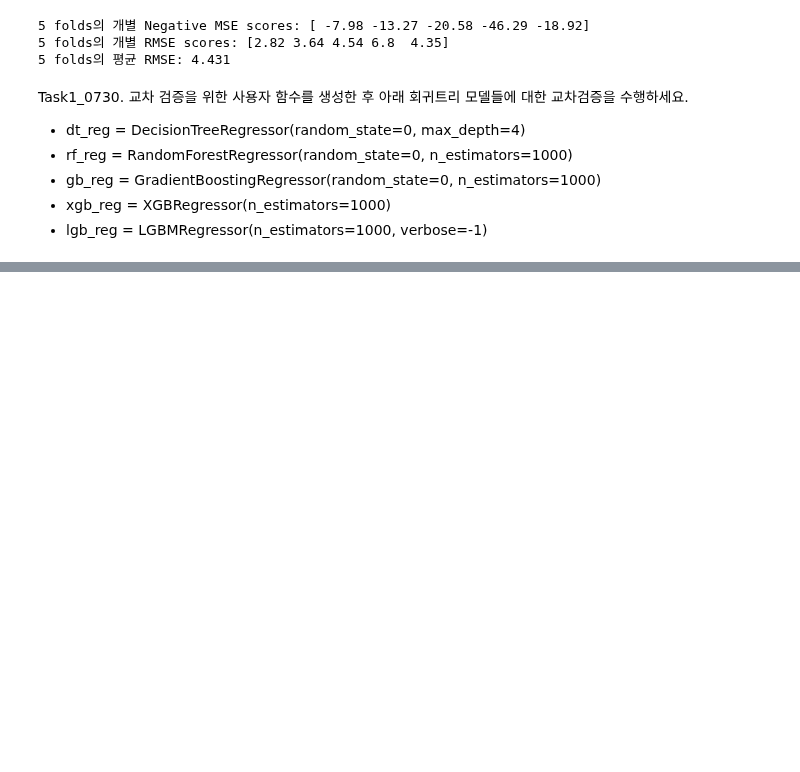
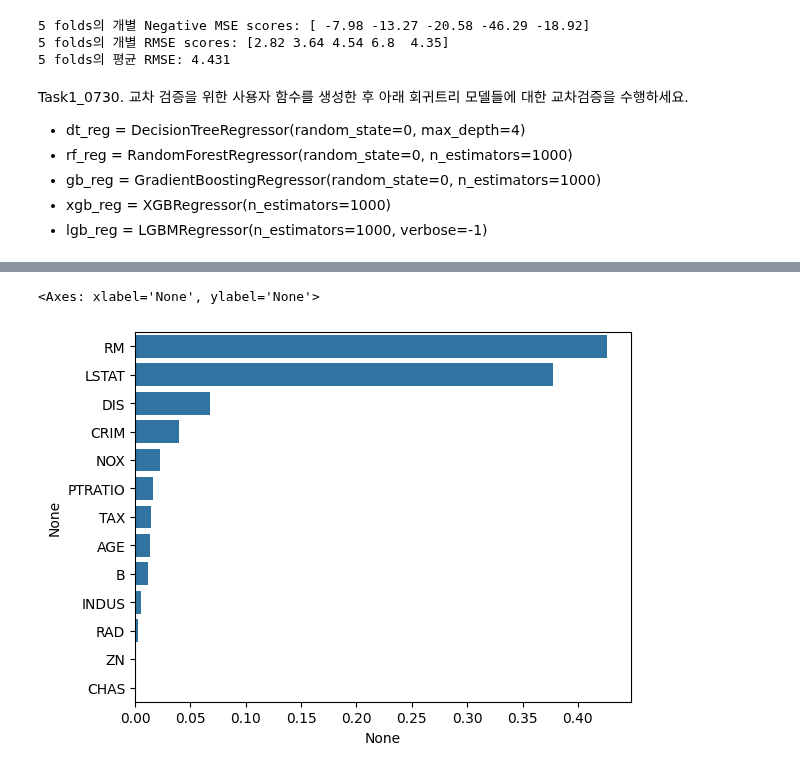
Before and after one commit to H-wooks/KITA_2024, a Jupyter notebook: M5_MachineLearning/06_ML_회귀.ipynb, the cells around one changed output, grey strips where cells are left out. Cells and saved outputs as stored; diff of their text form; code cells hidden in the pictures; blank space fills up the shorter version.

```diff
--- a/M5_MachineLearning/06_ML_회귀.ipynb
+++ b/M5_MachineLearning/06_ML_회귀.ipynb
@@ -1532,3 +1532,26 @@ Task1_0730. 교차 검증을 위한 사용자 함수를 생성한 후 아래 회
 - gb_reg = GradientBoostingRegressor(random_state=0, n_estimators=1000)
 - xgb_reg = XGBRegressor(n_estimators=1000)
 - lgb_reg = LGBMRegressor(n_estimators=1000, verbose=-1)
+# %%
+import pandas as pd
+import numpy as np
+from sklearn.datasets import fetch_openml
+from sklearn.model_selection import cross_val_score
+from sklearn.tree import DecisionTreeRegressor
+from sklearn.ensemble import RandomForestRegressor, GradientBoostingRegressor
+from xgboost import XGBRegressor
+from lightgbm import LGBMRegressor
+from sklearn.preprocessing import StandardScaler
+from sklearn.decomposition import PCA
+
+boston = fetch_openml(name="Boston", version=1, parser="auto")
+boston_df = pd.DataFrame(boston.data, columns=boston.feature_names)
+boston_df["PRICE"] = boston.target
+print(boston_df.info())
+boston_df.head()
+
+for col in boston_df.columns:
+    if boston_df[col].dtype.name == "category":
+        # 카테고리형 데이터를 숫자로 변환 -> 범주형 데이터는 모델에 직접 사용할 수 없기 때문에 수치형으로 변환
+        boston_df[col] = boston_df[col].cat.codes
+        boston_df[col] = boston_df[col].astype(float)
@@ -1534,0 +1683,15 @@ Task1_0730. 교차 검증을 위한 사용자 함수를 생성한 후 아래 회
+# %%
+### 강사님
+import seaborn as sns
+
+rf_reg = RandomForestRegressor(n_estimators=1000)
+
+# 앞 예제에서 만들어진 X_data, y_target 데이터 셋을 적용하여 학습합니다.
+rf_reg.fit(X_data, y_target)
+
+feature_series = pd.Series(data=rf_reg.feature_importances_, index=X_data.columns )
+feature_series = feature_series.sort_values(ascending=False)
+sns.barplot(x= feature_series, y=feature_series.index)
+# %% [output]
+<Axes: xlabel='None', ylabel='None'>
+[figure, added]
```
Also changed, not shown: parts of 16 cells of this notebook, 9 other files.
